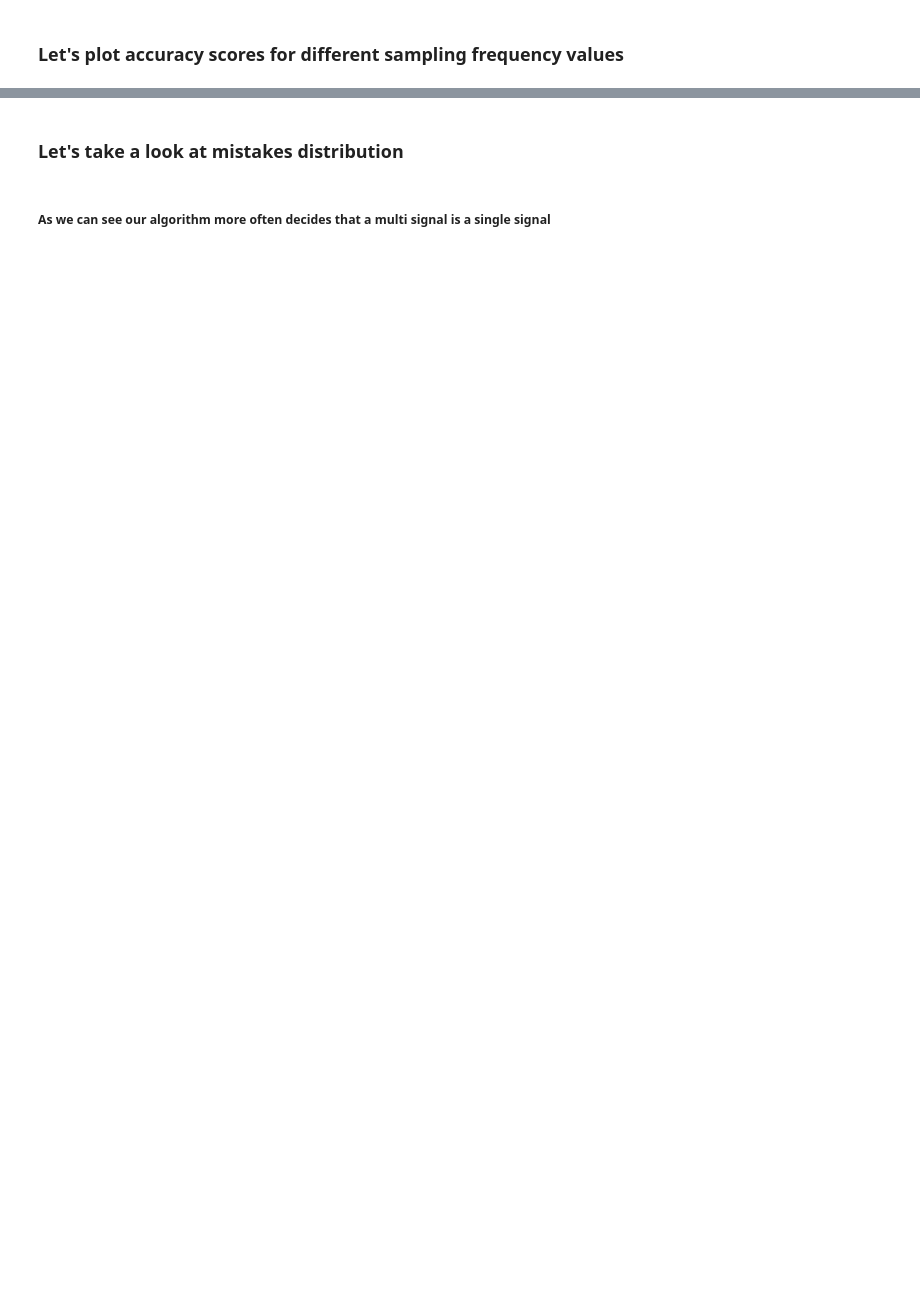
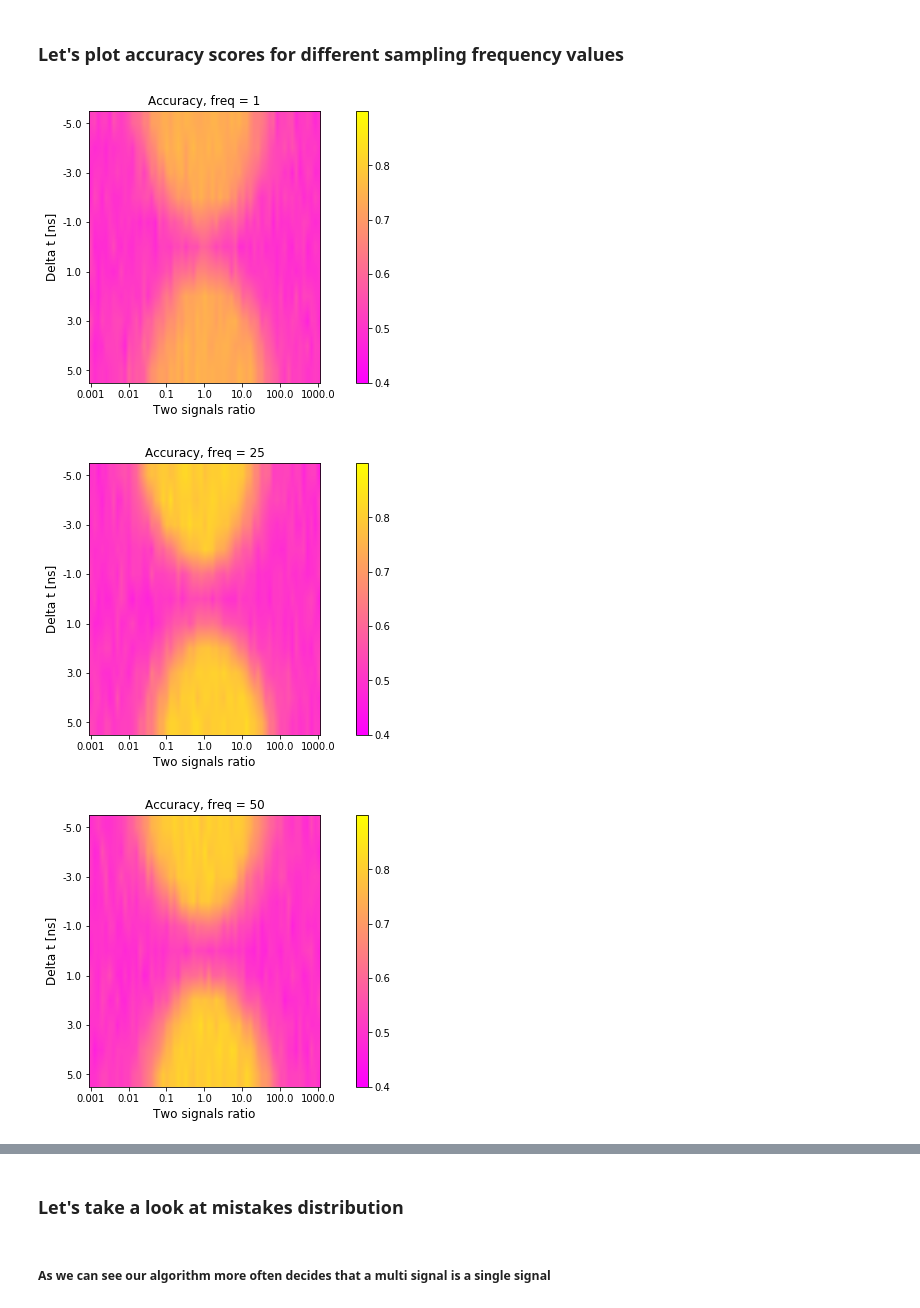
Before and after one commit to whiteRa2bit/cern_summer_project, a Jupyter notebook: problem2/classifier.ipynb, the cells around one changed output, grey strips where cells are left out. Saved outputs shown, nothing was run; the diff lists cells and outputs as text; code cells hidden in the pictures; blank space fills up the shorter version.

```diff
--- a/problem2/classifier.ipynb
+++ b/problem2/classifier.ipynb
@@ -426,10 +426,10 @@ def plot_score_3d(scores_dict):
 from mpl_toolkits.axes_grid1 import make_axes_locatable
 
 VMIN = 0.4
-VMAX = 1
+VMAX = 0.9
 STEP = 0.1
 
-def plot_color_map(scores_dict, alpha_values, tau_values, alpha_freq=10, tau_freq=4, freq=1):
+def plot_color_map(scores_dict, alpha_values, tau_values, alpha_freq=10, tau_freq=2, freq=1):
     _, _, z = dict_to_arrays(scores_dict)
     z = np.array(z)
     Z = z.reshape((len(tau_values), len(alpha_values)))
@@ -465,7 +465,11 @@ def load_obj(name ):
 # %%
 for freq in freq_values:
     X_origin, y_origin = get_data()
-    scores_dict = calculate_scores(X_origin, alpha_values, tau_values, data_size=100, freq=freq)
+    scores_dict = calculate_scores(X_origin, alpha_values, tau_values, data_size=1000, freq=freq)
     plot_color_map(scores_dict, alpha_values, tau_values, freq=freq)
     save_obj(scores_dict, 'scores_freq=' + str(freq))
 #     plot_score_3d(scores_dict)
+# %% [output]
+[figure, added]
+[figure, added]
+[figure, added]
```
Also changed, not shown: parts of 4 cells of this notebook, 7 other files.
